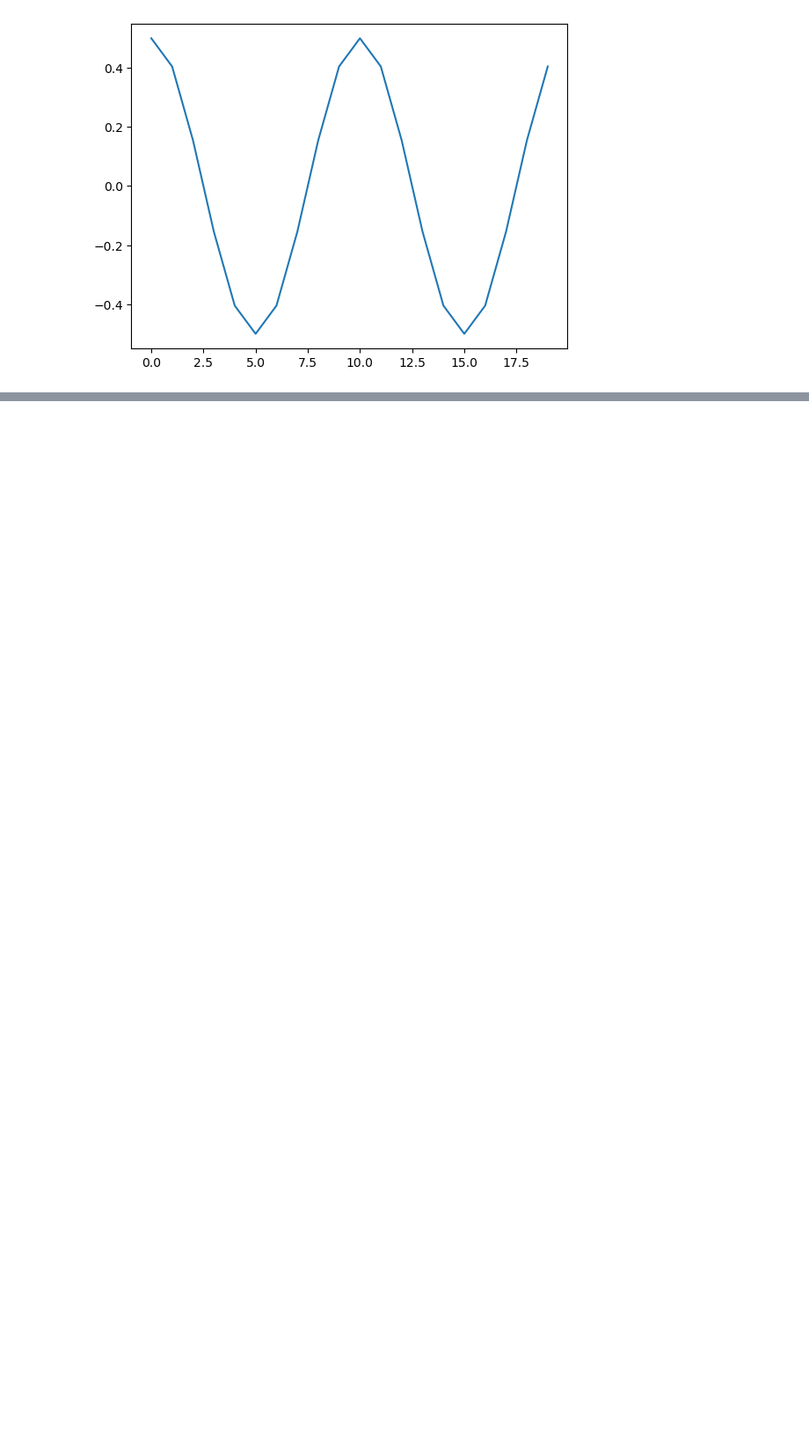
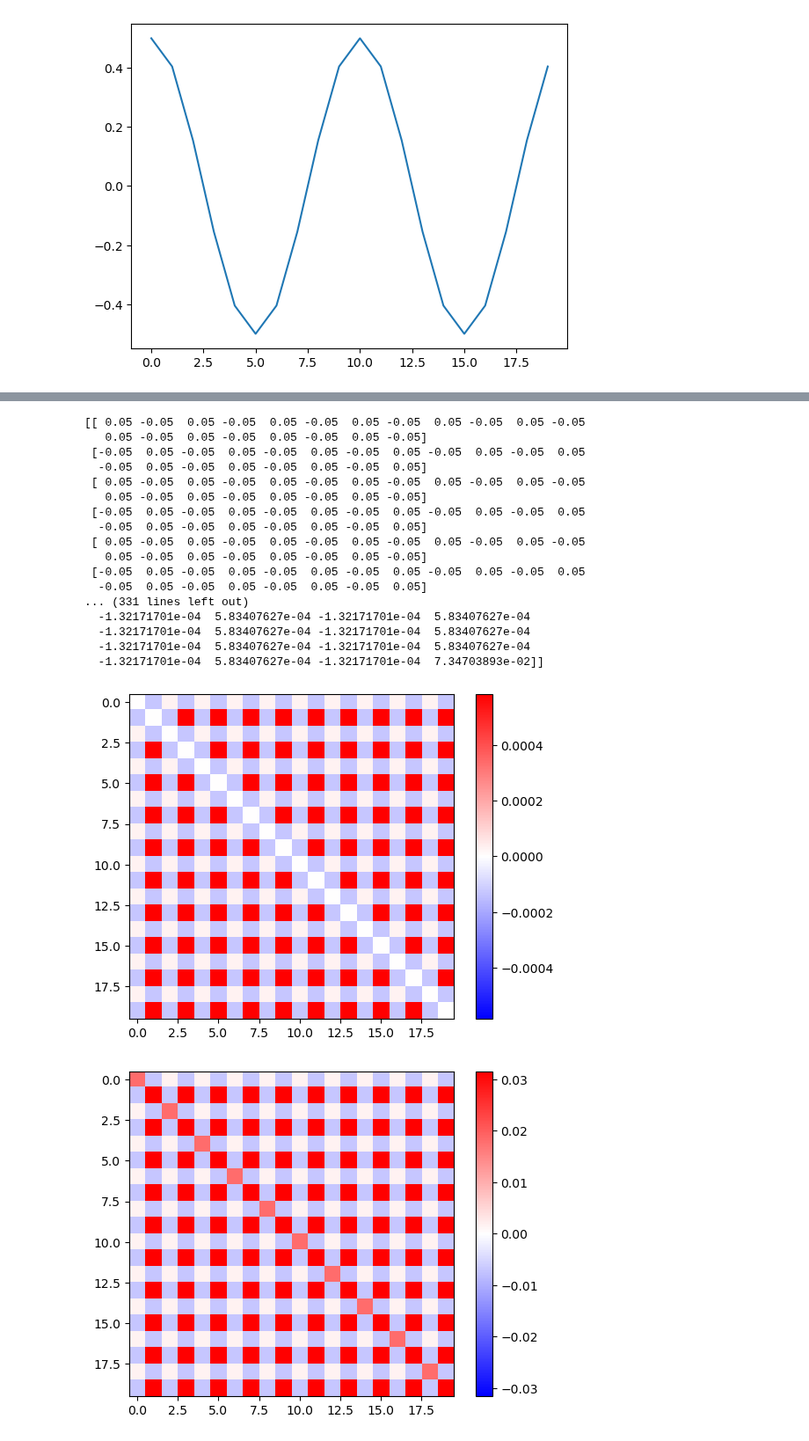
Before and after one commit to chuan97/long-range-ising, a Jupyter notebook: test_antiferro_zerotemp.ipynb, the cells around one changed output, grey strips where cells are left out. Shown at 88% size. Saved outputs shown, nothing was run; the diff lists cells and outputs as text; code cells hidden in the pictures; blank space fills up the shorter version.

```diff
--- a/test_antiferro_zerotemp.ipynb
+++ b/test_antiferro_zerotemp.ipynb
@@ -836,0 +864,66 @@ plt.show()
+# %%
+N = 20
+wx = 0.5
+wz = 0.5
+G = 1
+s = 1
+alpha = 0.0
+
+J = interactions.powerlaw_pbc_afm(N, alpha)
+J = interactions.shift(J, 0.0)
+J = interactions.rescale(J)
+print(J)
+
+u = variational_u(G, wx, wz, s)
+print(f'u = {u}')
+Ys = np.array([f_Yi(i, u, G, wx, wz, s) for i in range(N)])
+print(Ys)
+Dy = np.diag(Ys)
+print(Dy)
+Jy = np.empty((N, N))
+for i in range(N):
+    Jy[i] = J[i] * Ys[i]
+print(Jy)
+print()
+print(Jy== Dy@J)
+print()
+
+chi = inv(np.eye(N) - 2*Dy@J) @ Dy
+print(chi)
+max = np.amax(np.abs(chi) - np.diag(np.diag(chi)))
+plt.imshow(chi - np.diag(np.diag(chi)), vmin=-max, vmax=max, cmap='bwr')
+plt.colorbar()
+plt.show()
+
+chi_theo = np.empty((N, N))
+for idx, _ in np.ndenumerate(chi_theo):
+    chi_theo[idx] = chi_theo_ij(*idx, Ys[0], Ys[1], G)
+chi_theo = chi_theo
+max = np.amax(np.abs(chi_theo) - np.diag(np.diag(chi_theo)))
+plt.imshow(chi_theo, vmin=-max, vmax=max, cmap='bwr')
+plt.colorbar()
+plt.show()
+
+print(chi_theo / chi)
+
+print(chi_theo[1, 0] / chi_theo[0, 0], -G*(Ys[0] + Ys[1])*Ys[1]/Ys[0])
+# %% [output]
+[[ 0.05 -0.05  0.05 -0.05  0.05 -0.05  0.05 -0.05  0.05 -0.05  0.05 -0.05
+   0.05 -0.05  0.05 -0.05  0.05 -0.05  0.05 -0.05]
+ [-0.05  0.05 -0.05  0.05 -0.05  0.05 -0.05  0.05 -0.05  0.05 -0.05  0.05
+  -0.05  0.05 -0.05  0.05 -0.05  0.05 -0.05  0.05]
+ [ 0.05 -0.05  0.05 -0.05  0.05 -0.05  0.05 -0.05  0.05 -0.05  0.05 -0.05
+   0.05 -0.05  0.05 -0.05  0.05 -0.05  0.05 -0.05]
+ [-0.05  0.05 -0.05  0.05 -0.05  0.05 -0.05  0.05 -0.05  0.05 -0.05  0.05
+  -0.05  0.05 -0.05  0.05 -0.05  0.05 -0.05  0.05]
+ [ 0.05 -0.05  0.05 -0.05  0.05 -0.05  0.05 -0.05  0.05 -0.05  0.05 -0.05
+   0.05 -0.05  0.05 -0.05  0.05 -0.05  0.05 -0.05]
+ [-0.05  0.05 -0.05  0.05 -0.05  0.05 -0.05  0.05 -0.05  0.05 -0.05  0.05
+  -0.05  0.05 -0.05  0.05 -0.05  0.05 -0.05  0.05]
+... (331 lines left out)
+  -1.32171701e-04  5.83407627e-04 -1.32171701e-04  5.83407627e-04
+  -1.32171701e-04  5.83407627e-04 -1.32171701e-04  5.83407627e-04
+  -1.32171701e-04  5.83407627e-04 -1.32171701e-04  5.83407627e-04
+  -1.32171701e-04  5.83407627e-04 -1.32171701e-04  7.34703893e-02]]
+[figure, added]
+[figure, added]
```
Also changed, not shown: parts of 4 cells of this notebook, 3 other files.
